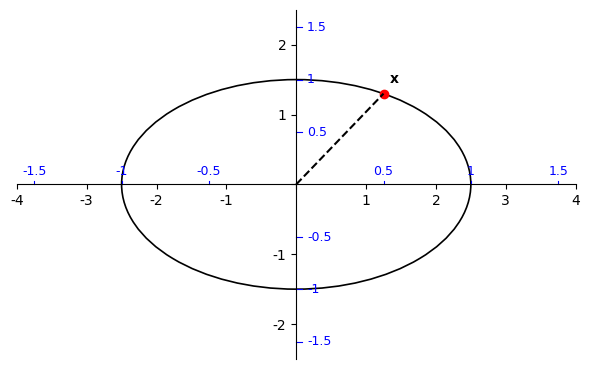
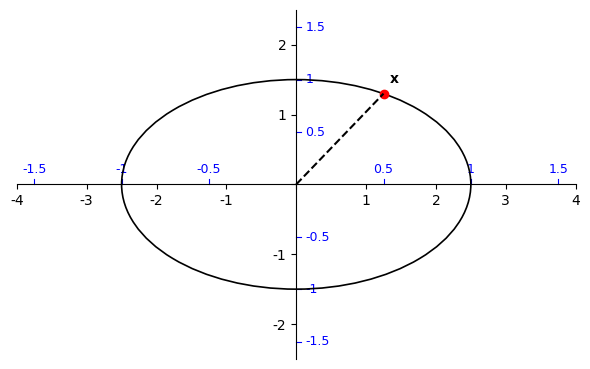
The change to this notebook cell's code, shown as a diff; its figure went from the first image to the second:
--- before
+++ after
@@ -4,6 +4,4 @@
 
 a1, a2 = 2.5, 1.5
-
-
 fig, ax = plt.subplots(figsize=(6, 6))
 e = Ellipse((0, 0), 2*a1, 2*a2, fill=False, linewidth=1.2)
@@ -14,10 +12,12 @@
 ax.plot([0, x[0]], [0, x[1]], linestyle='--', c='k')
 ax.annotate(r'$\mathbf{x}$', x, textcoords='offset points', xytext=( 4, 8))
-centre_spines(ax)
+ax.centre_spines()
 ax.set_aspect('equal')
 ax.set_xlim(-4, 4)
 ax.set_ylim(-2.5, 2.5)
 for axis, s in zip(['x', 'y'], [a1, a2]):
-    superimpose_axis(ax, [-1.5*s, -1.0*s, -.5*s, .5*s, 1.0*s, 1.5*s], [-1.5, -1, -.5, .5, 1, 1.5], axis=axis, color='blue', fontsize=9)
+    ax.superimpose_axis([-1.5*s, -1.0*s, -.5*s, .5*s, 1.0*s, 1.5*s], [-1.5, -1, -.5, .5, 1, 1.5], color='blue', axis=axis)
+    # ax.add_artist(SuperimposedAxis([-1.5*s, -1.0*s, -.5*s, .5*s, 1.0*s, 1.5*s], [-1.5, -1, -.5, .5, 1, 1.5], color='blue', axis=axis))
+    # superimpose_axis(ax, [-1.5*s, -1.0*s, -.5*s, .5*s, 1.0*s, 1.5*s], [-1.5, -1, -.5, .5, 1, 1.5], axis=axis, color='blue', fontsize=9)
 
 plt.tight_layout()

Commit: superimpose axis fix